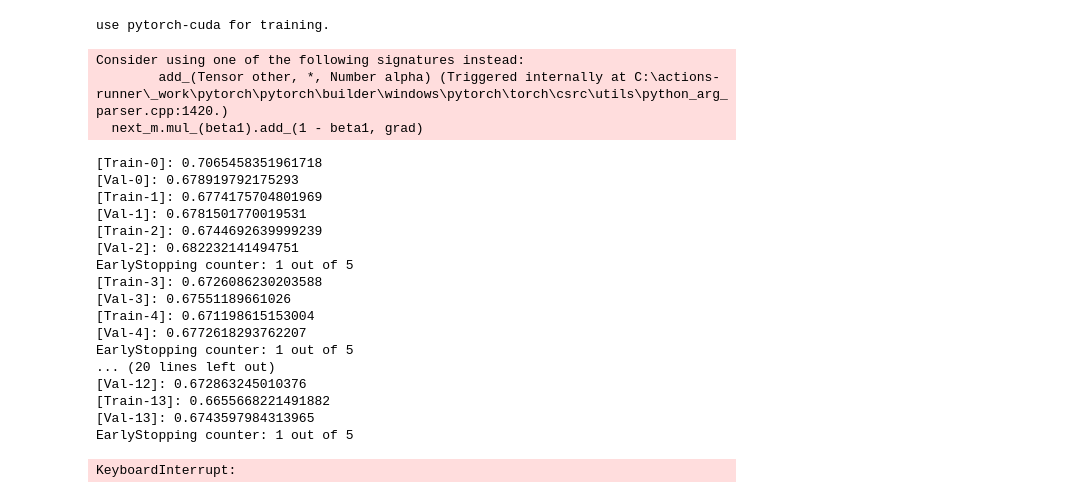
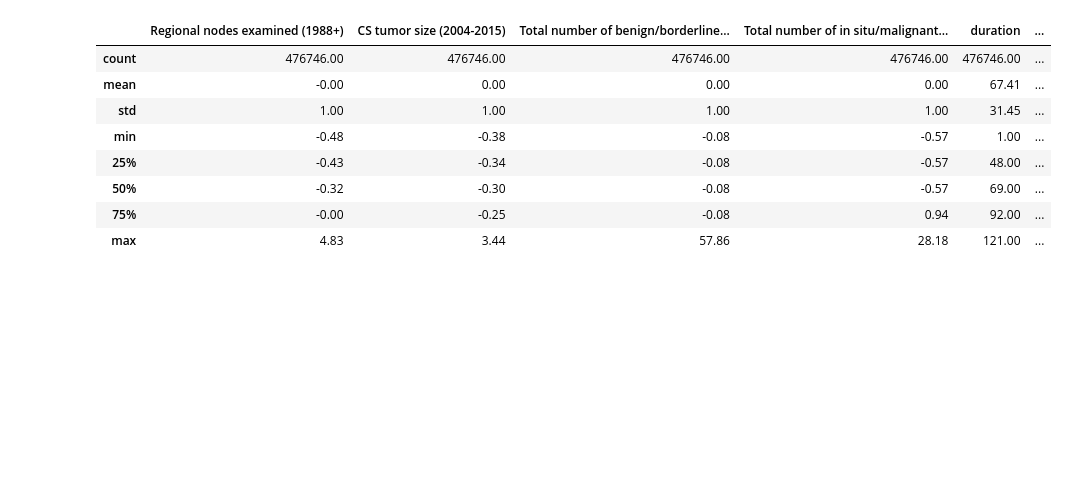
Before and after one commit to rbnyng/DLH-SurvTrace, a Jupyter notebook: main.ipynb, the cells around one changed output. Cells and saved outputs as stored; diff of their text form; code cells hidden in the pictures; blank space fills up the shorter version.

```diff
--- a/main.ipynb
+++ b/main.ipynb
@@ -31,42 +34,3 @@ from survtrace import STConfig
 np.random.seed(42)
 _ = torch.manual_seed(42)
 DEVICE = torch.device('cuda') if torch.cuda.is_available() else torch.device('cpu')
-# %%
-STConfig['data'] = 'seer'
-df, df_train, df_y_train, df_test, df_y_test, df_val, df_y_val = load_data(STConfig)
-
-# initialize model
-model = SurvTraceMulti(STConfig)
-
-# execute training
-trainer = Trainer(model)
-trainer.fit((df_train, df_y_train), (df_val, df_y_val))
-
-# evaluating
-evaluator = Evaluator(df, df_train.index)
-evaluator.eval(model, (df_test, df_y_test))
-
-print("done!")
-# %% [output]
-use pytorch-cuda for training.
-Consider using one of the following signatures instead:
-        add_(Tensor other, *, Number alpha) (Triggered internally at C:\actions-runner\_work\pytorch\pytorch\builder\windows\pytorch\torch\csrc\utils\python_arg_parser.cpp:1420.)
-  next_m.mul_(beta1).add_(1 - beta1, grad)
-[Train-0]: 0.7065458351961718
-[Val-0]: 0.678919792175293
-[Train-1]: 0.6774175704801969
-[Val-1]: 0.6781501770019531
-[Train-2]: 0.6744692639999239
-[Val-2]: 0.682232141494751
-EarlyStopping counter: 1 out of 5
-[Train-3]: 0.6726086230203588
-[Val-3]: 0.67551189661026
-[Train-4]: 0.671198615153004
-[Val-4]: 0.6772618293762207
-EarlyStopping counter: 1 out of 5
-... (20 lines left out)
-[Val-12]: 0.672863245010376
-[Train-13]: 0.6655668221491882
-[Val-13]: 0.6743597984313965
-EarlyStopping counter: 1 out of 5
-KeyboardInterrupt:
@@ -72,0 +73,22 @@ KeyboardInterrupt:
+# %%
+STConfig['data'] = 'seer'
+STConfig['num_hidden_layers'] = 2
+STConfig['hidden_size'] = 16
+STConfig['intermediate_size'] = 64
+STConfig['num_attention_heads'] = 2
+STConfig['initializer_range'] = .02
+STConfig['early_stop_patience'] = 5
+
+df, df_train, df_y_train, df_test, df_y_test, df_val, df_y_val = load_data(STConfig)
+train_set = (df_train, df_y_train)
+val_set = (df_val, df_y_val)
+# %% [output]
+|  | Regional nodes examined (1988+) | CS tumor size (2004-2015) | Total number of benign/borderline... | Total number of in situ/malignant... | duration | ... |
+| count | 476746.00 | 476746.00 | 476746.00 | 476746.00 | 476746.00 | ... |
+| mean | -0.00 | 0.00 | 0.00 | 0.00 | 67.41 | ... |
+| std | 1.00 | 1.00 | 1.00 | 1.00 | 31.45 | ... |
+| min | -0.48 | -0.38 | -0.08 | -0.57 | 1.00 | ... |
+| 25% | -0.43 | -0.34 | -0.08 | -0.57 | 48.00 | ... |
+| 50% | -0.32 | -0.30 | -0.08 | -0.57 | 69.00 | ... |
+| 75% | -0.00 | -0.25 | -0.08 | 0.94 | 92.00 | ... |
+| max | 4.83 | 3.44 | 57.86 | 28.18 | 121.00 | ... |
```
Also changed, not shown: parts of 15 cells of this notebook, 1 other file.
